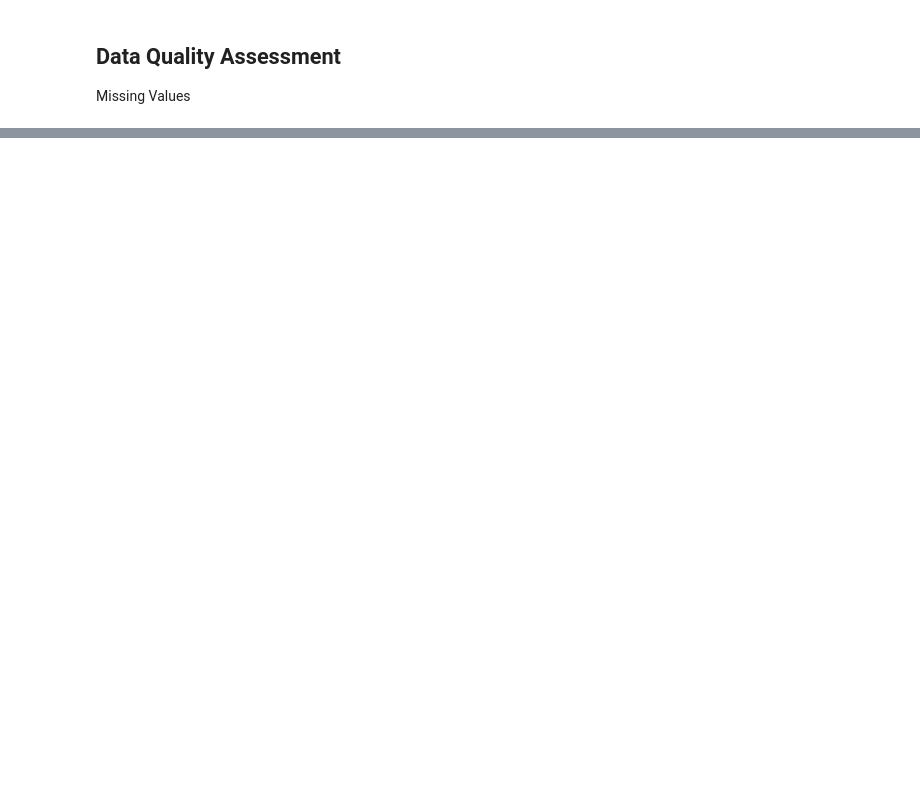
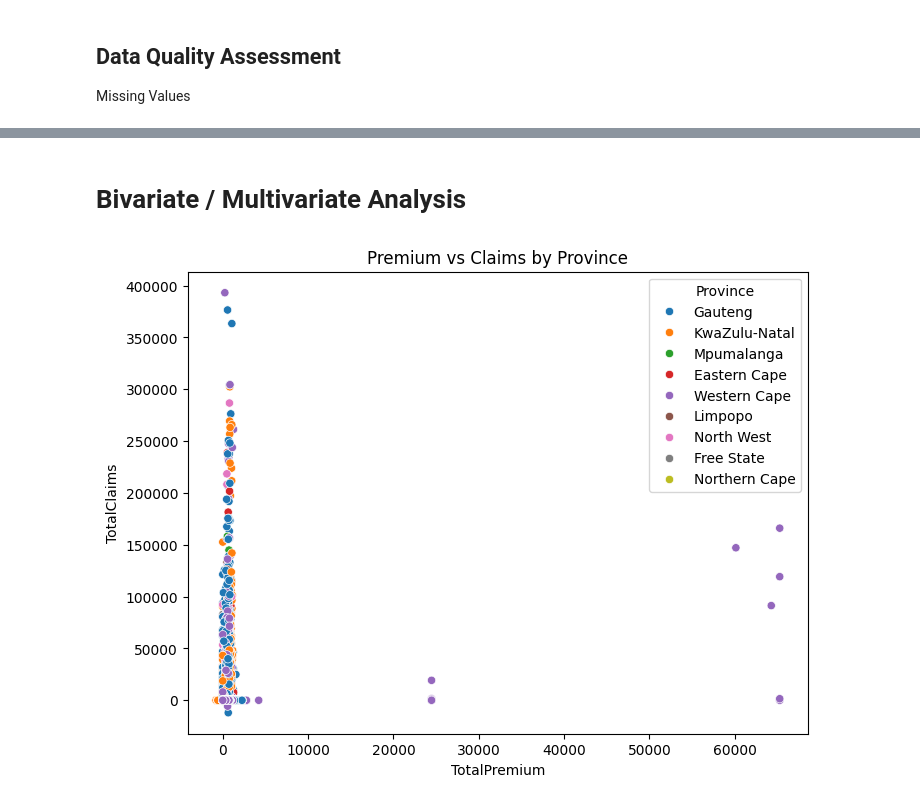
Before and after one commit to yenguandroid/Insurance-risk-analytics, a Jupyter notebook: notebooks/task1_eda.ipynb, the cells around one changed output, grey strips where cells are left out. Saved outputs shown, nothing was run; the diff lists cells and outputs as text; code cells hidden in the pictures; blank space fills up the shorter version.

```diff
--- a/notebooks/task1_eda.ipynb
+++ b/notebooks/task1_eda.ipynb
@@ -272,0 +456,15 @@ These findings provide important foundational insights for further bivariate ana
+# %% [markdown]
+# Bivariate / Multivariate Analysis
+# %%
+# Scatter Plot
+plt.figure(figsize=(8,6))
+sns.scatterplot(
+    data=df,
+    x="TotalPremium",
+    y="TotalClaims",
+    hue="Province"
+)
+plt.title("Premium vs Claims by Province")
+plt.show()
+# %% [output]
+[figure, added]
```
Also changed, not shown: parts of 27 cells of this notebook, 1 other file.
